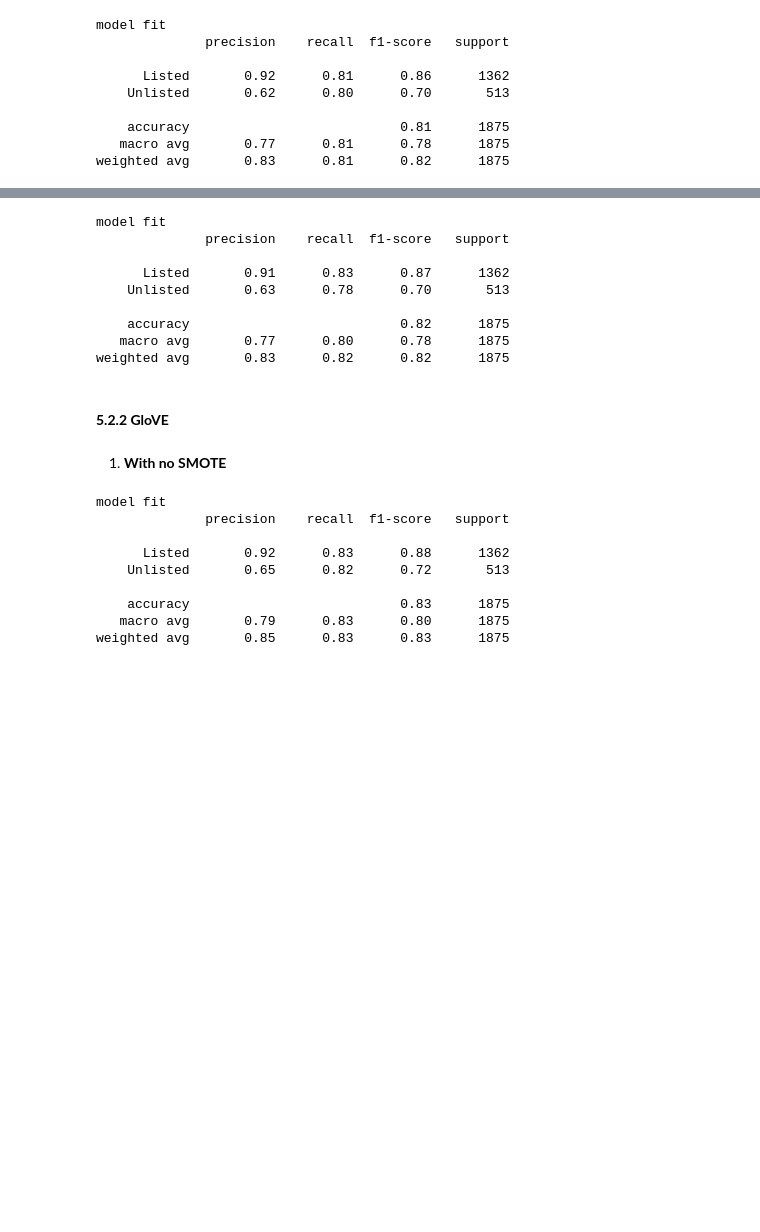
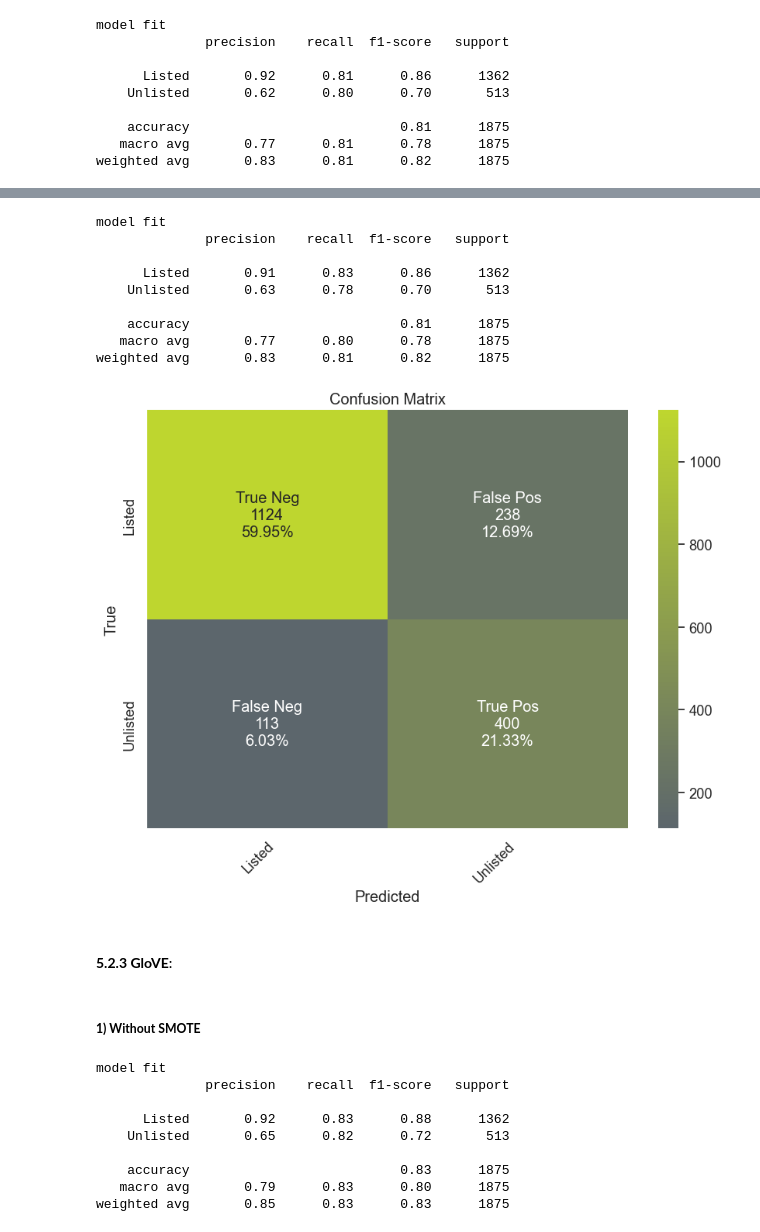
Before and after one commit to sofiacper/TM_Project, a Jupyter notebook: Project.ipynb, the cells around one changed output, grey strips where cells are left out. Cells and saved outputs as stored; diff of their text form; code cells hidden in the pictures; blank space fills up the shorter version.

```diff
--- a/Project.ipynb
+++ b/Project.ipynb
@@ -2650,5 +2672,5 @@ weighted avg       0.83      0.81      0.82      1875
 # %%
-lr_bow_s = LogisticRegression(class_weight='balanced', n_jobs = -1, max_iter = 1000)
+lr_bow_s = LogisticRegression(n_jobs = -1, max_iter = 1000, random_state= 8)
 # %%
 lr_bow_s.fit(X_train_smote_bow, y_train_smote_bow)
 print('model fit')
@@ -2659,14 +2681,18 @@ print(classification_report(y_val, lr_bow_s_y_val_pred, target_names=labels))
 model fit
               precision    recall  f1-score   support
 
-      Listed       0.91      0.83      0.87      1362
+      Listed       0.91      0.83      0.86      1362
     Unlisted       0.63      0.78      0.70       513
 
-    accuracy                           0.82      1875
+    accuracy                           0.81      1875
    macro avg       0.77      0.80      0.78      1875
-weighted avg       0.83      0.82      0.82      1875
+weighted avg       0.83      0.81      0.82      1875
+# %%
+plot_cm(confusion_matrix(y_val, lr_bow_s_y_val_pred), labels)
+# %% [output]
+[figure, added]
 # %% [markdown]
-#### **5.2.2 GloVE**
+#### **5.2.3 GloVE**:
-# %% [markdown]
-1) **With no SMOTE**
+# %% [markdown]
+##### **1) Without SMOTE**
 # %%
```
Also changed, not shown: parts of 158 cells of this notebook.
